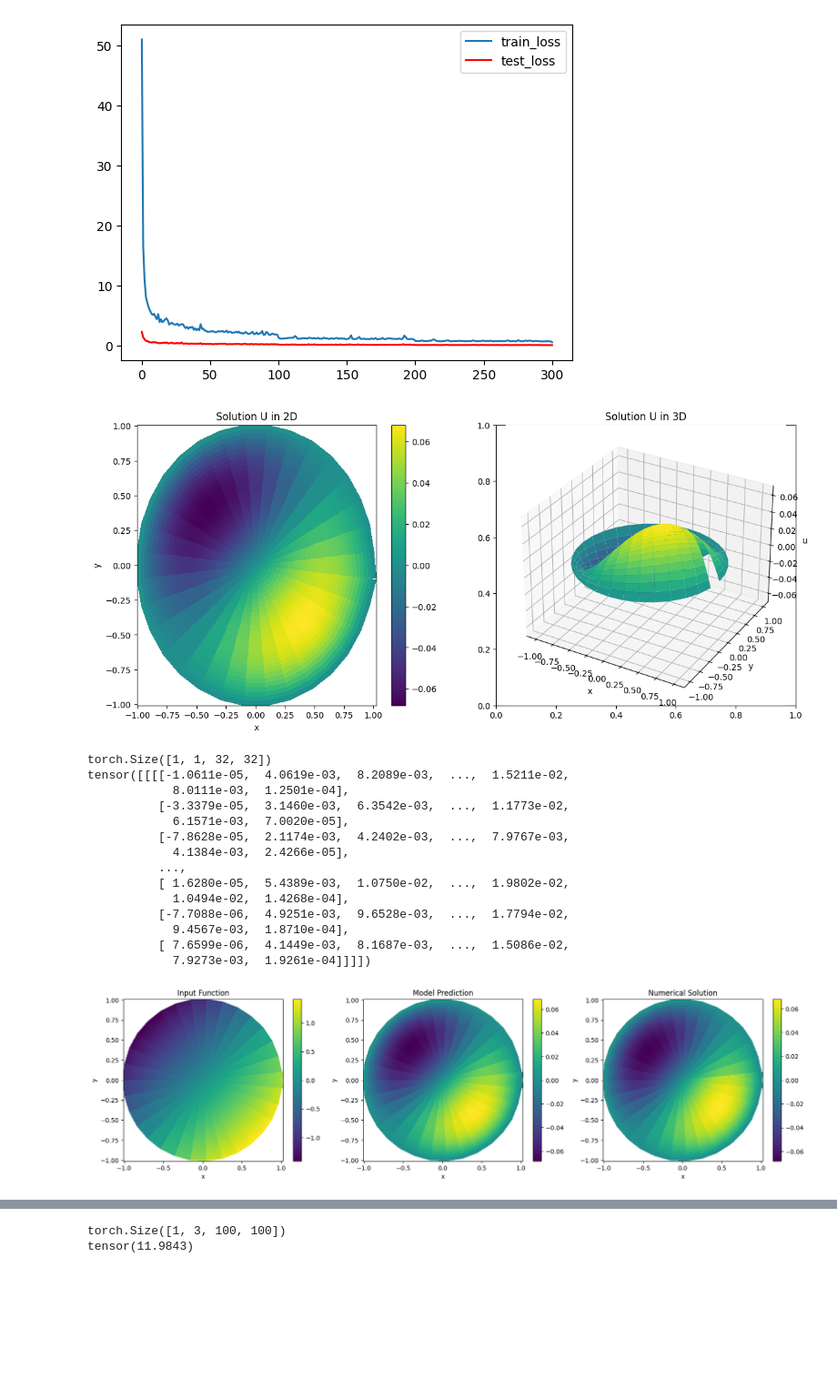
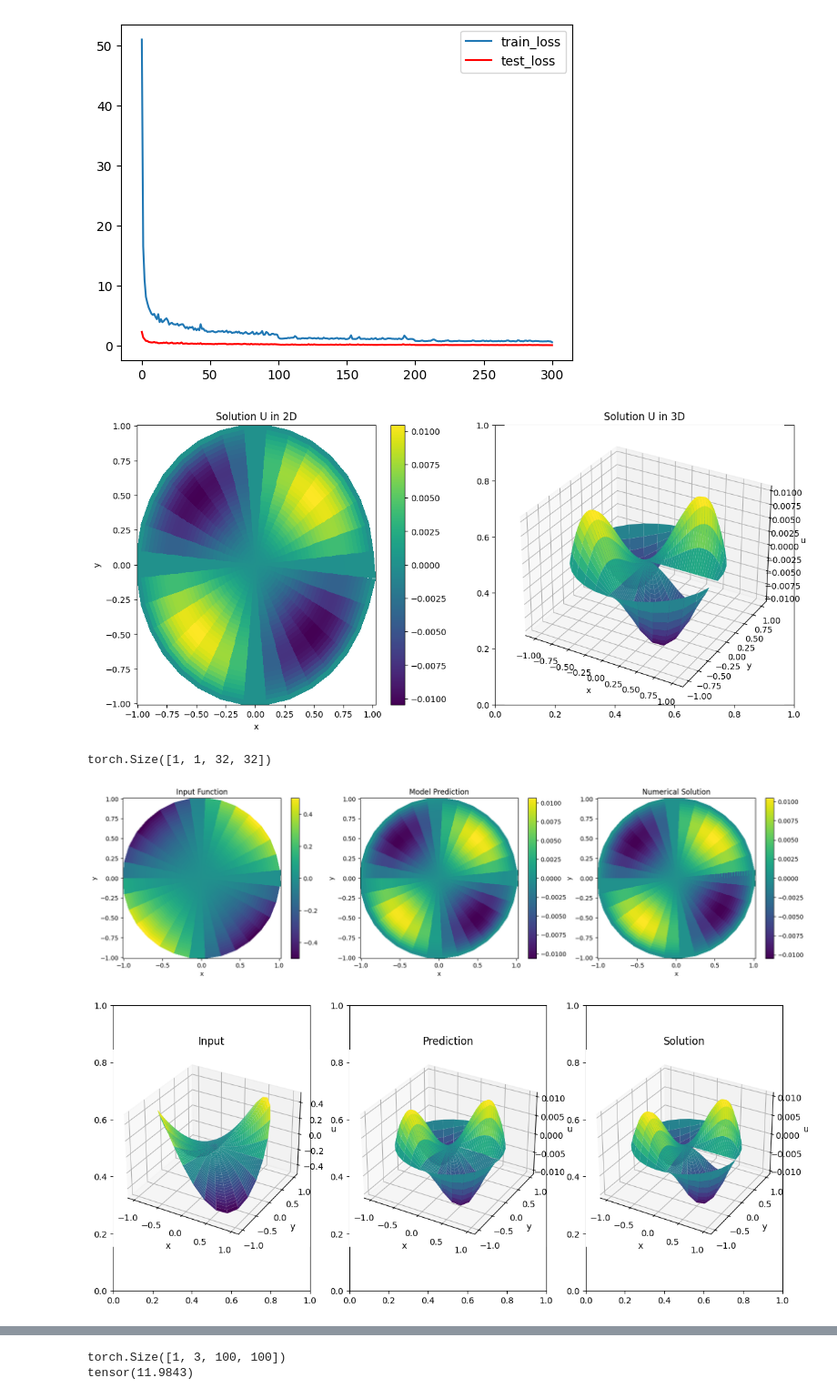
Before and after one commit to frasermartinx/MScProject, a Jupyter notebook: code/plot_visualizer.ipynb, the cells around one changed output, grey strips where cells are left out. Shown at 91% size. Drawn from its saved outputs; the diff is of its cells as text; code cells hidden in the pictures; blank space fills up the shorter version.

```diff
--- a/code/plot_visualizer.ipynb
+++ b/code/plot_visualizer.ipynb
@@ -203,14 +203,14 @@ def solve_poisson_unit_disc(f, Nr, Ntheta):
 # %%
 # Example usage
 def example_f(r, theta):
-    #return np.sin(np.pi * r) * np.cos(theta)
-    #return r*np.sin(theta) - r * np.cos(theta)
-    return r*np.cos(theta) - r * np.sin(theta)
+    x,y = r*np.cos(theta), r*np.sin(theta)
+    #return np.abs(r*np.cos(theta)) * np.abs(r*np.sin(theta))
+    #return r*np.cos(theta) - r * np.sin(theta)
+    return x*y
 
+N = 32
 
-Nr = 31
-Ntheta = 32
-r, theta, U = solve_poisson_unit_disc(example_f,Nr,Ntheta)
+r, theta, U = solve_poisson_unit_disc(example_f,N-1,N)
 
 # Convert the polar grid to Cartesian coordinates for visualization
 R, Theta = np.meshgrid(r, theta, indexing='ij')
@@ -239,7 +239,7 @@ ax.set_zlabel("u")
 
 plt.show()
 # %% [output]
-[figure, old version]
+[figure, new version]
 # %%
 N = 32
 r_range = np.linspace(1e-8,1,N)
@@ -252,7 +252,8 @@ Y = R * np.sin(Theta)
 sample = torch.tensor(example_f(R,Theta)).unsqueeze(0).unsqueeze(0)
 # %%
 #prediction time for f
-
+from plotting.results_plotter_polar import plotter
+from plotting.results_plotter_polar_3D import plotter_3D
 
 for i in range(M): model_list[i].eval().to(device)
 
@@ -267,79 +268,37 @@ print(sample_scaled.shape)
 
 
 
 #preprocessing
 
 sample_scaled = pos_enc(sample_scaled).to(device)
 
 out = [model_list[i](sample_scaled).to(device) for i in range(M)]
 #return to original scale
 out = [torch.tensor(output_encoder.inverse_transform(out[i].detach().cpu())).to(device) for i in range(M)]
 
 mu_unseen = torch.mean(torch.stack([out[i] for i in range(M)]),dim=0).to(device)
-print(mu_unseen)
 var_unseen = torch.mean(torch.stack([torch.square(out[i] - mu_unseen) for i in range(M)], dim = 0),dim=0)
 
 
 
 
 #mu_unseen = torch.mean(torch.stack([out[i] for i in range(M)]),dim=0).to(device)
 
 
 U = torch.tensor(U).clone().to(device)
 #print(U.shape)
 #U_scaled = output_encoder.transform(U.unsqueeze(0).unsqueeze(0).cpu()).to(device)
 
 #print(train_loss(mu_unseen,(U)))
 
 
 
-# Plotting
-fig, axs = plt.subplots(nrows = 1, ncols =3,gridspec_kw={'width_ratios': [1, 1,1]})
-fig.set_figwidth(20)
-
-
-fig0 = axs[0].pcolormesh(X,Y,sample[0,0,:,:].cpu().detach().numpy())
-fig.colorbar(fig0)
-axs[0].set_title("Input Function")
-axs[0].set_xlabel("x")
-axs[0].set_ylabel("y")
-
-#prediction
-fig1 = axs[1].pcolormesh(X,Y,mu_unseen[0,0,:,:].cpu().detach().numpy())
-fig.colorbar(fig1)
-axs[1].set_title("Model Prediction")
-axs[1].set_xlabel("x")
-axs[1].set_ylabel("y")
-
-R,Theta = np.meshgrid(r_range, theta_range, indexing = "ij")
-
-X = R * np.cos(Theta)
-Y = R * np.sin(Theta)
-
-#actual
-fig2 = axs[2].pcolormesh(X,Y,U.cpu().detach().numpy())
-
-fig.colorbar(fig2)
-axs[2].set_title("Numerical Solution")
-axs[2].set_xlabel("x")
-axs[2].set_ylabel("y")
-plt.show()
+plotter(sample[0,0,:,:], mu_unseen[0,0,:,:], U, r_range, theta_range, idx = True)
+plotter_3D(sample[0,0,:,:], mu_unseen[0,0,:,:], U, r_range, theta_range, idx = True)
 # %% [output]
 torch.Size([1, 1, 32, 32])
-tensor([[[[-1.0611e-05,  4.0619e-03,  8.2089e-03,  ...,  1.5211e-02,
-            8.0111e-03,  1.2501e-04],
-          [-3.3379e-05,  3.1460e-03,  6.3542e-03,  ...,  1.1773e-02,
-            6.1571e-03,  7.0020e-05],
-          [-7.8628e-05,  2.1174e-03,  4.2402e-03,  ...,  7.9767e-03,
-            4.1384e-03,  2.4266e-05],
-          ...,
-          [ 1.6280e-05,  5.4389e-03,  1.0750e-02,  ...,  1.9802e-02,
-            1.0494e-02,  1.4268e-04],
-          [-7.7088e-06,  4.9251e-03,  9.6528e-03,  ...,  1.7794e-02,
-            9.4567e-03,  1.8710e-04],
-          [ 7.6599e-06,  4.1449e-03,  8.1687e-03,  ...,  1.5086e-02,
-            7.9273e-03,  1.9261e-04]]]])
-[figure, old version]
+[figure, new version]
+[figure, added]
 # %%
 #prediction time
 i = np.random.randint(0,100)
```
Also changed, not shown: parts of 2 cells of this notebook.
